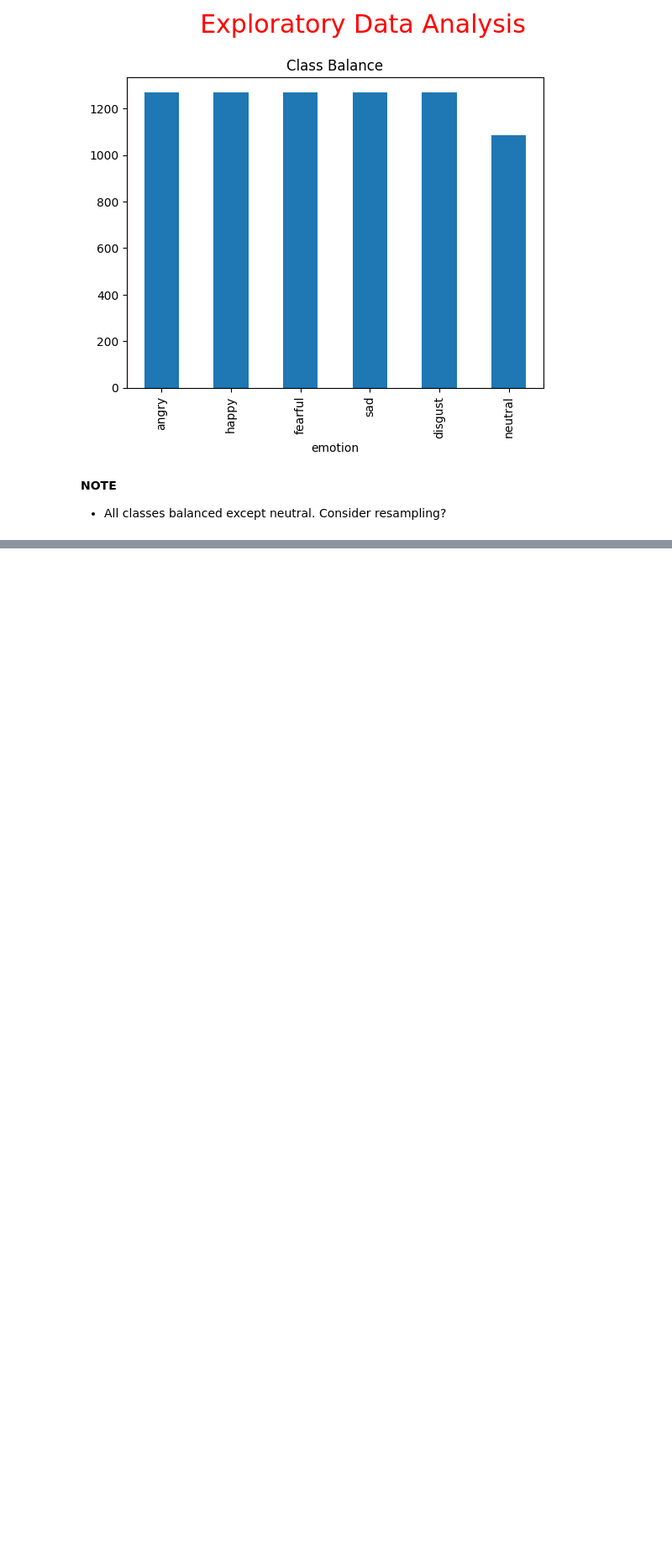
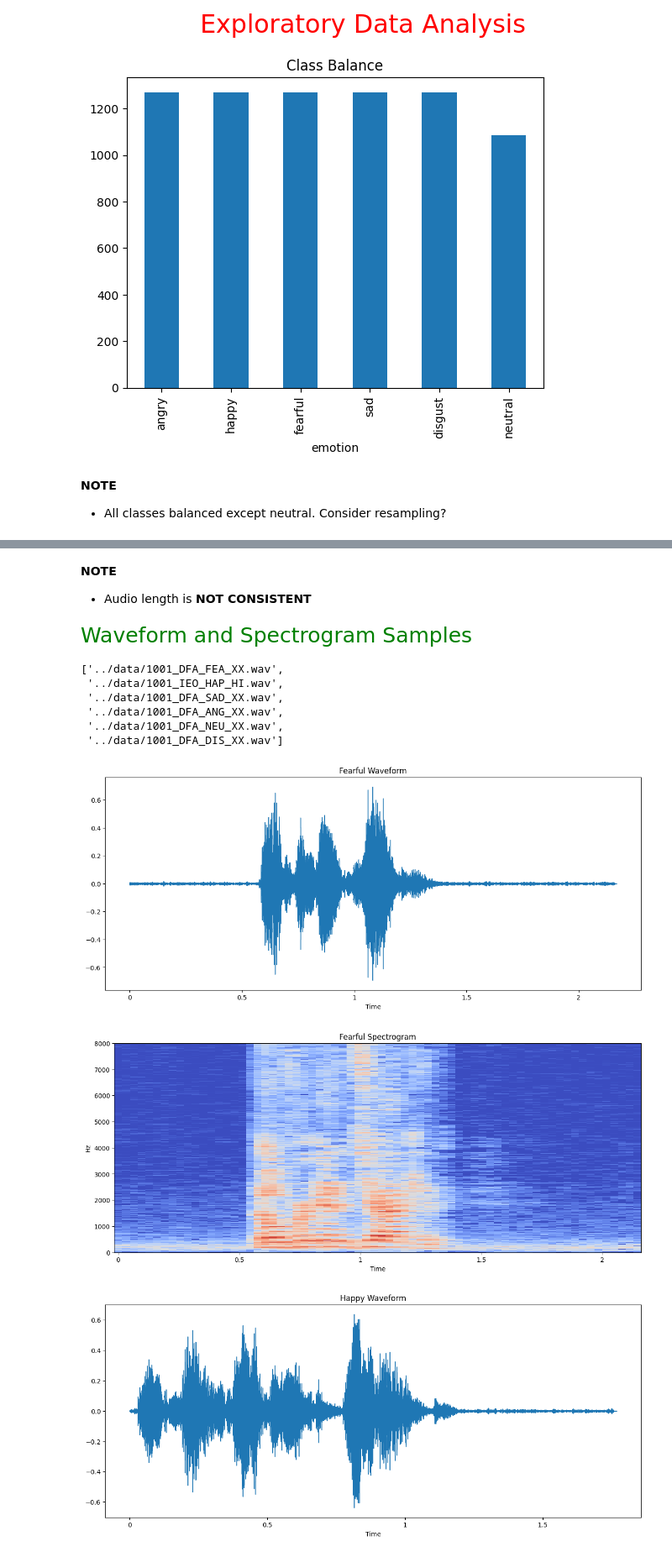
Before and after one commit to kelvin17-glitch/emotion_recognition, a Jupyter notebook: notebooks/one.ipynb, the cells around one changed output, grey strips where cells are left out. Shown at 84% size. Cells and saved outputs as stored; diff of their text form; code cells hidden in the pictures; blank space fills up the shorter version.

Commit message:
Fix length function and sample visualizations

```diff
--- a/notebooks/one.ipynb
+++ b/notebooks/one.ipynb
@@ -63,0 +85,3 @@ plt.title("Class Balance");
+# %% [markdown]
+**NOTE**
+- Audio length is **NOT CONSISTENT**
@@ -63,0 +111,47 @@ plt.title("Class Balance");
+# %% [markdown]
+<div style="font-size: 25px; color: green;">Waveform and Spectrogram Samples</div>
+# %%
+# Instantiate Samples
+fearful = "../data/1001_DFA_FEA_XX.wav"
+happy = "../data/1001_IEO_HAP_HI.wav"
+sad = "../data/1001_DFA_SAD_XX.wav"
+angry = "../data/1001_DFA_ANG_XX.wav"
+neutral = "../data/1001_DFA_NEU_XX.wav"
+disgust = "../data/1001_DFA_DIS_XX.wav"
+# Put in list for easy iteration
+samples_list = [fearful, happy, sad, angry, neutral, disgust]
+samples_list
+# %% [output]
+['../data/1001_DFA_FEA_XX.wav',
+ '../data/1001_IEO_HAP_HI.wav',
+ '../data/1001_DFA_SAD_XX.wav',
+ '../data/1001_DFA_ANG_XX.wav',
+ '../data/1001_DFA_NEU_XX.wav',
+ '../data/1001_DFA_DIS_XX.wav']
+# %%
+def visualize_audio(path):
+    # Get the emotion
+    file = os.path.basename(path)
+    emotion = emotion_map[os.path.basename(path).split("_")[-2]]
+
+    # Plot waveform
+    y, sr = librosa.load(path, sr=None)
+    plt.figure(figsize=(15, 6))
+    librosa.display.waveshow(y, sr=sr)
+    plt.title(f"{emotion.title()} Waveform")
+    plt.show()
+
+    # Plot spectrogram
+    X = librosa.stft(y)
+    Xdb = librosa.amplitude_to_db(np.abs(X))
+    plt.figure(figsize=(15, 6))
+    librosa.display.specshow(Xdb, sr=sr, x_axis='time', y_axis='hz')
+    plt.title(f"{emotion.title()} Spectrogram")
+    plt.show()
+# %%
+for sample in samples_list:
+    visualize_audio(sample)
+# %% [output]
+[figure, added]
+[figure, added]
+[figure, added]
```
Also changed, not shown: parts of 7 cells of this notebook.
